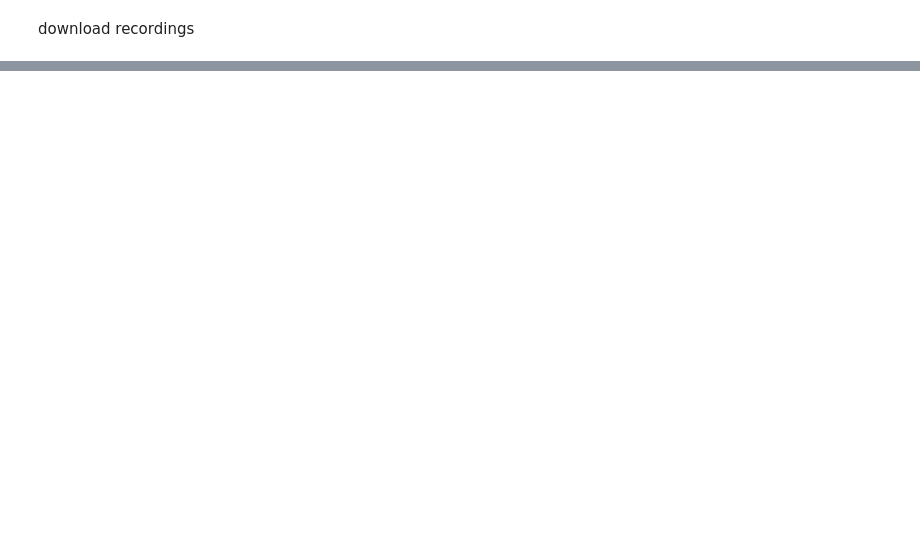
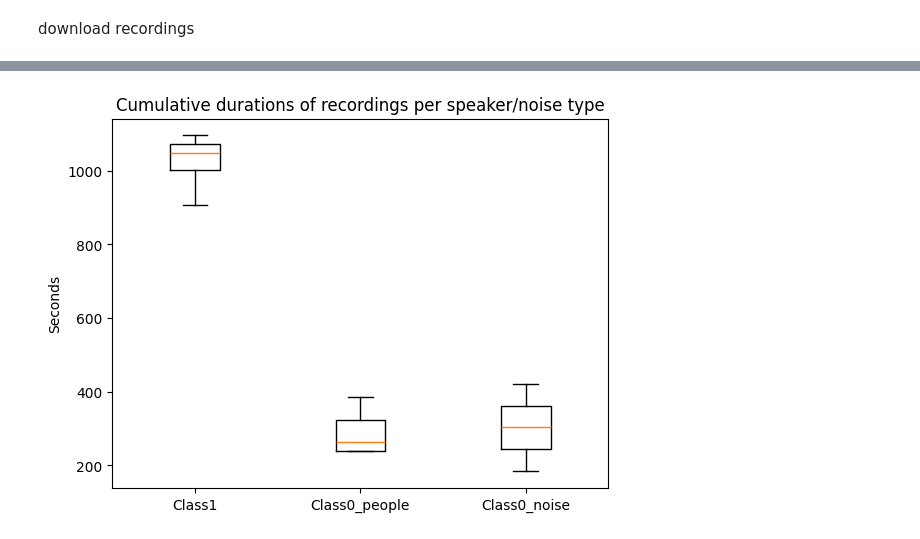
Before and after one commit to rybaks72/IML_Voice_Recognition, a Jupyter notebook: exploratory_data_analysis/raw_data_analysis.ipynb, the cells around one changed output, grey strips where cells are left out. Drawn from its saved outputs; the diff is of its cells as text; code cells hidden in the pictures; blank space fills up the shorter version.

```diff
--- a/exploratory_data_analysis/raw_data_analysis.ipynb
+++ b/exploratory_data_analysis/raw_data_analysis.ipynb
@@ -384,0 +202,11 @@ plt.show()
+# %%
+#cumulative length of recordings per speaker in class1, per speaker in class0 and per noise typein class 0 type boxplot
+
+plt.figure()
+plt.boxplot([list(speaker_lengths_class1.values()),list(speaker_lengths_class0.values()),
+             list(noise_lengths_class0.values())], tick_labels=["Class1", "Class0_people", "Class0_noise"])
+plt.title("Cumulative durations of recordings per speaker/noise type")
+plt.ylabel("Seconds")
+plt.show()
+# %% [output]
+[figure, added]
```
Also changed, not shown: parts of 41 cells of this notebook.
